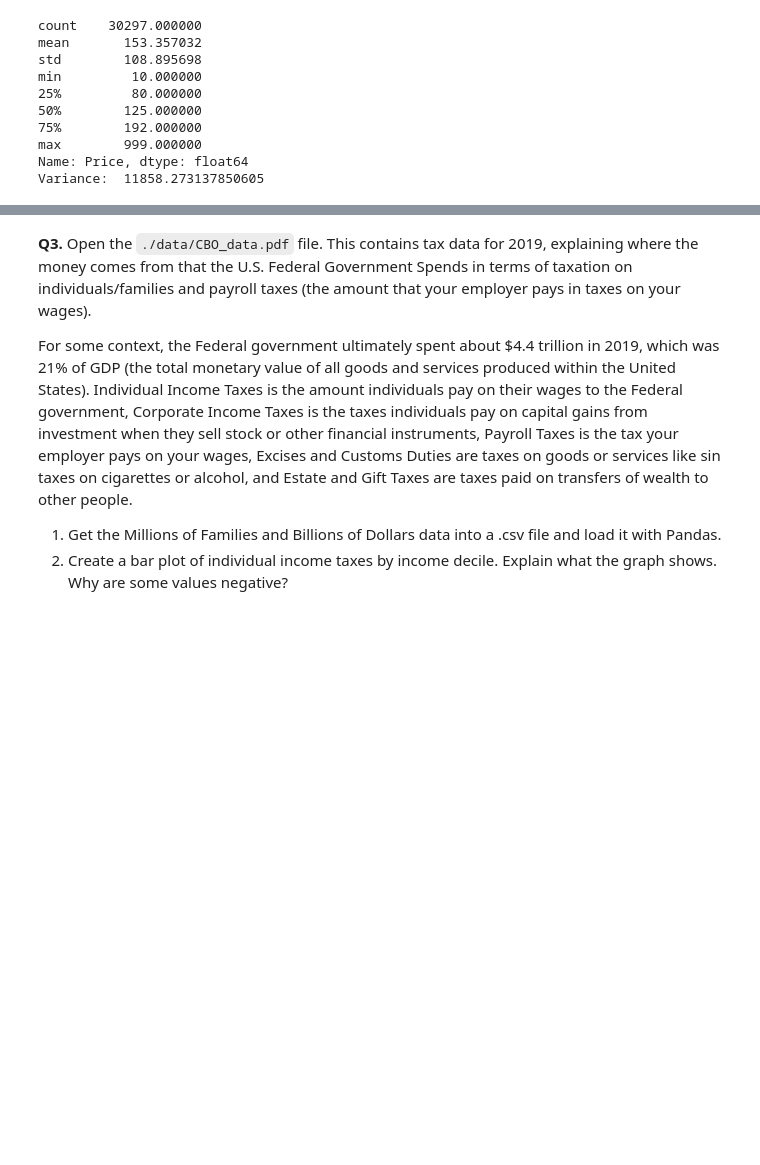
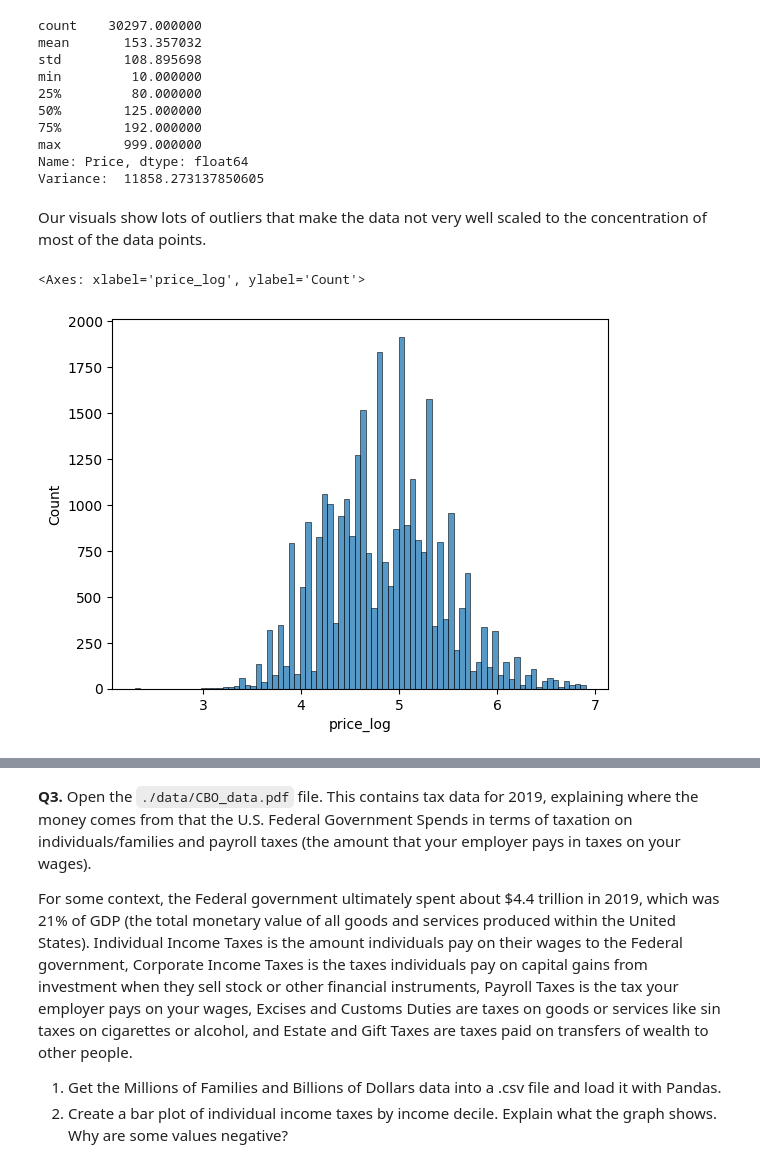
Before and after one commit to cwynne12/visualization, a Jupyter notebook: assignment/assignment.ipynb, the cells around one changed output, grey strips where cells are left out. Cells and saved outputs as stored; diff of their text form; code cells hidden in the pictures; blank space fills up the shorter version.

```diff
--- a/assignment/assignment.ipynb
+++ b/assignment/assignment.ipynb
@@ -305,3 +305,11 @@ min         10.000000
 max        999.000000
 Name: Price, dtype: float64
 Variance:  11858.273137850605
+# %% [markdown]
+Our visuals show lots of outliers that make the data not very well scaled to the concentration of most of the data points.
+# %%
+df['price_log'] = np.log(df['Price'])
+sns.histplot(data = df, x = 'price_log')
+# %% [output]
+<Axes: xlabel='price_log', ylabel='Count'>
+[figure, added]
```
Also changed, not shown: parts of 14 cells of this notebook.
